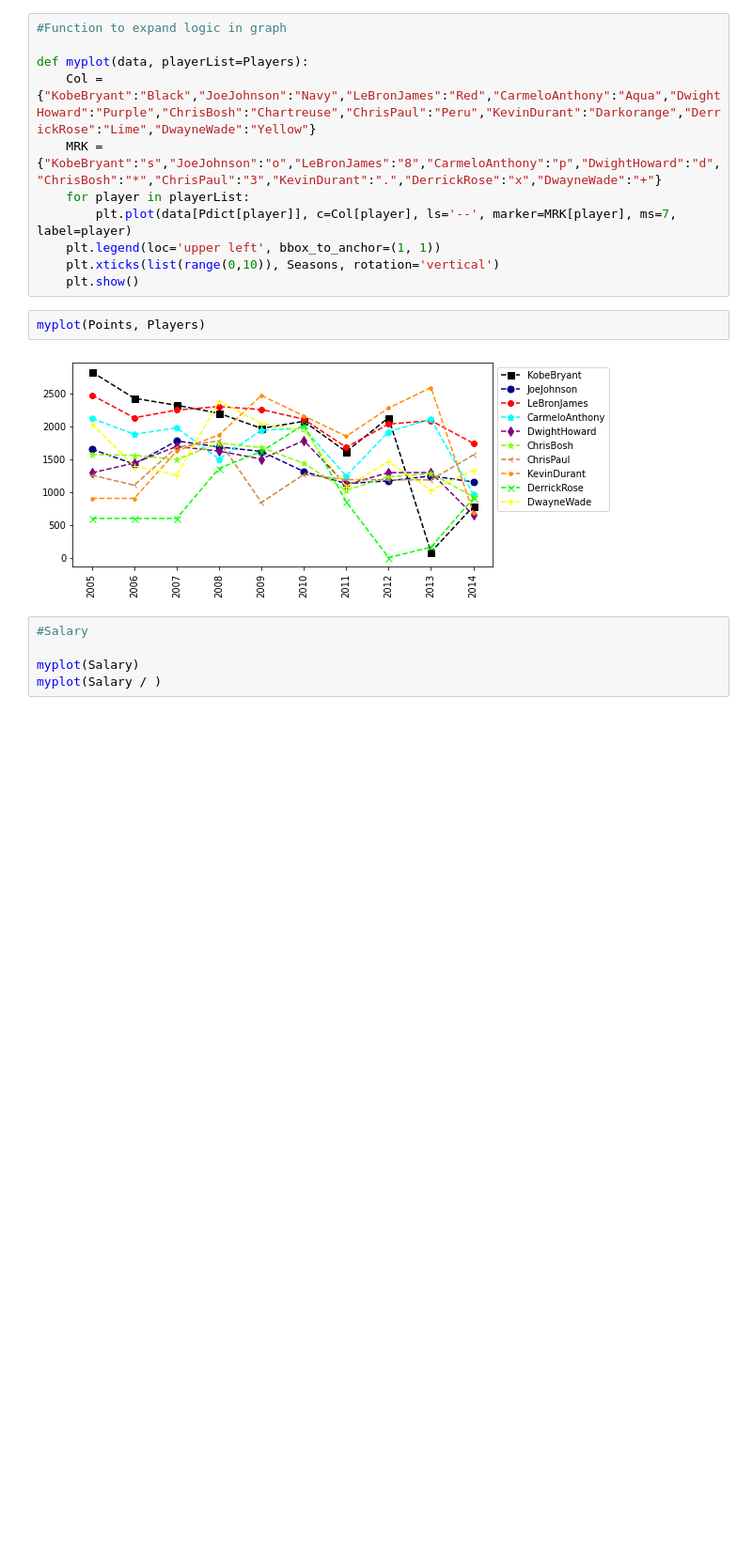
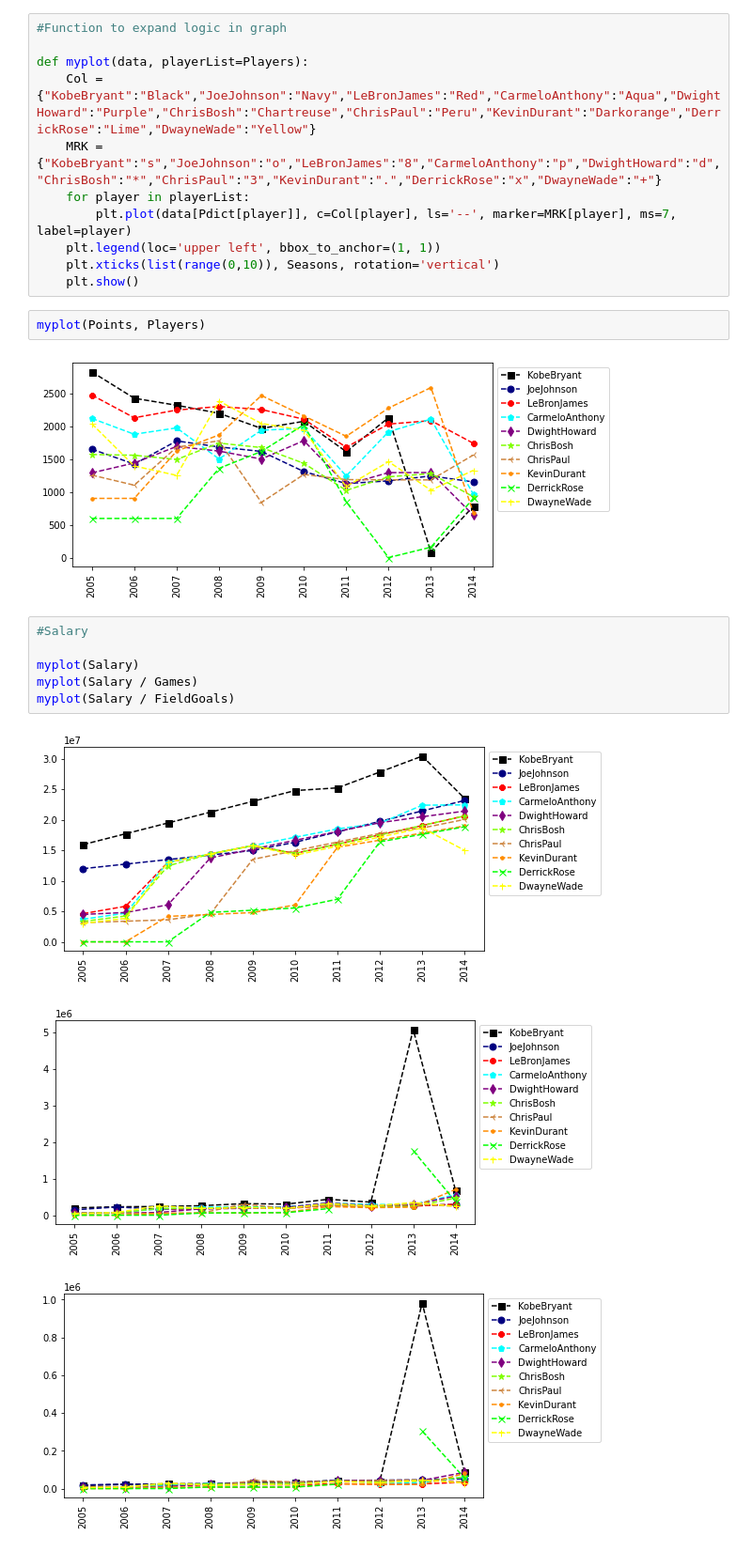
Before and after one commit to NicholasthedevJacobs/Freethrow_Matrices, a Jupyter notebook: Project3.ipynb, the cells around one changed output. Shown at 94% size. Drawn from its saved outputs; the diff is of its cells as text; blank space fills up the shorter version.

Commit message:
Added metrics for in game stats.

```diff
--- a/Project3.ipynb
+++ b/Project3.ipynb
@@ -168,5 +168,10 @@ myplot(Points, Players)
 # %%
 #Salary
 
 myplot(Salary)
-myplot(Salary / )
+myplot(Salary / Games)
+myplot(Salary / FieldGoals)
+# %% [output]
+[figure, added]
+[figure, added]
+[figure, added]
```
Also changed, not shown: parts of 1 cell of this notebook.
